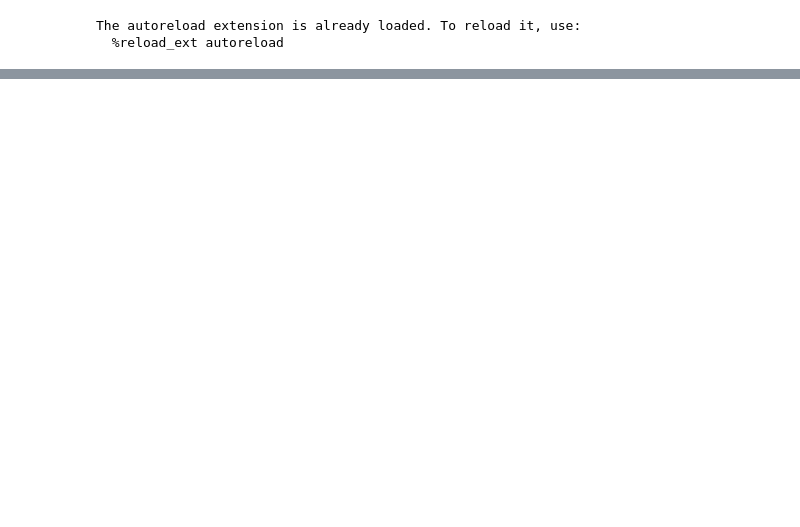
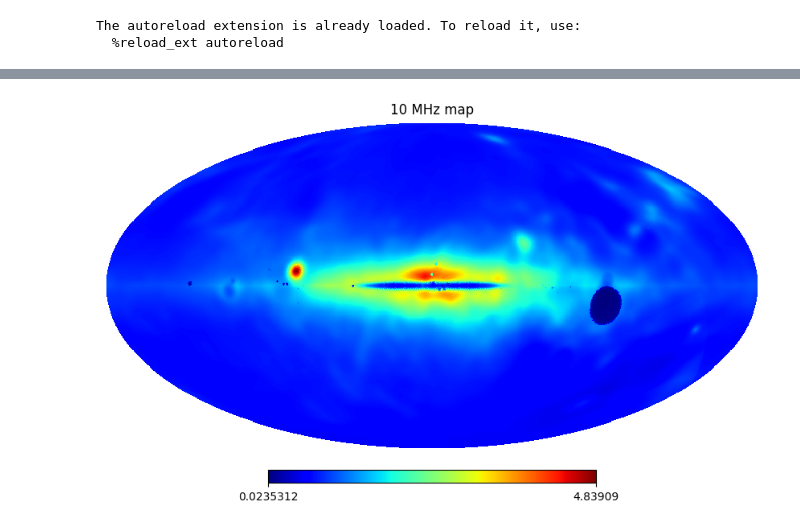
Before and after one commit to lusee-night/electric_fit, a Jupyter notebook: get_correlations/test.ipynb, the cells around one changed output, grey strips where cells are left out. Cells and saved outputs as stored; diff of their text form; code cells hidden in the pictures; blank space fills up the shorter version.

```diff
--- a/get_correlations/test.ipynb
+++ b/get_correlations/test.ipynb
@@ -30,0 +20,4 @@ XlaRuntimeError: INVALID_ARGUMENT: Unexpected PJRT_ExecuteOptions size: expected
+# %%
+hp.mollview(a.map[20,:], title='10 MHz map', cmap='jet')
+# %% [output]
+[figure, added]
```
Also changed, not shown: parts of 10 cells of this notebook, 3 other files.
